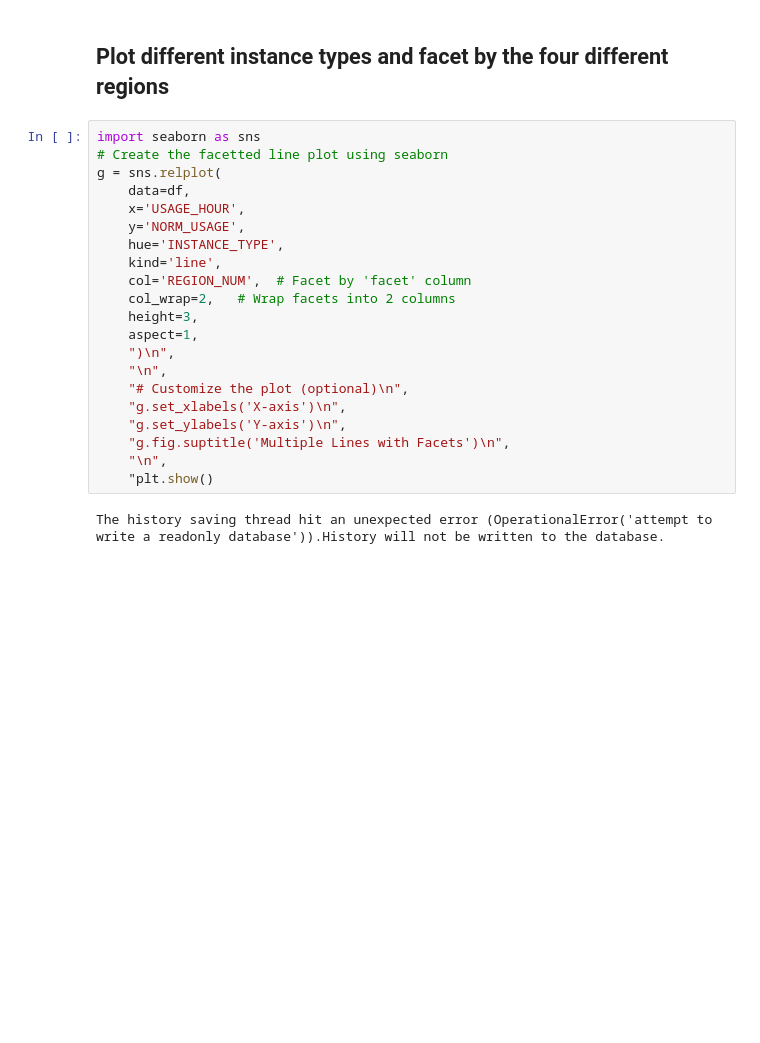
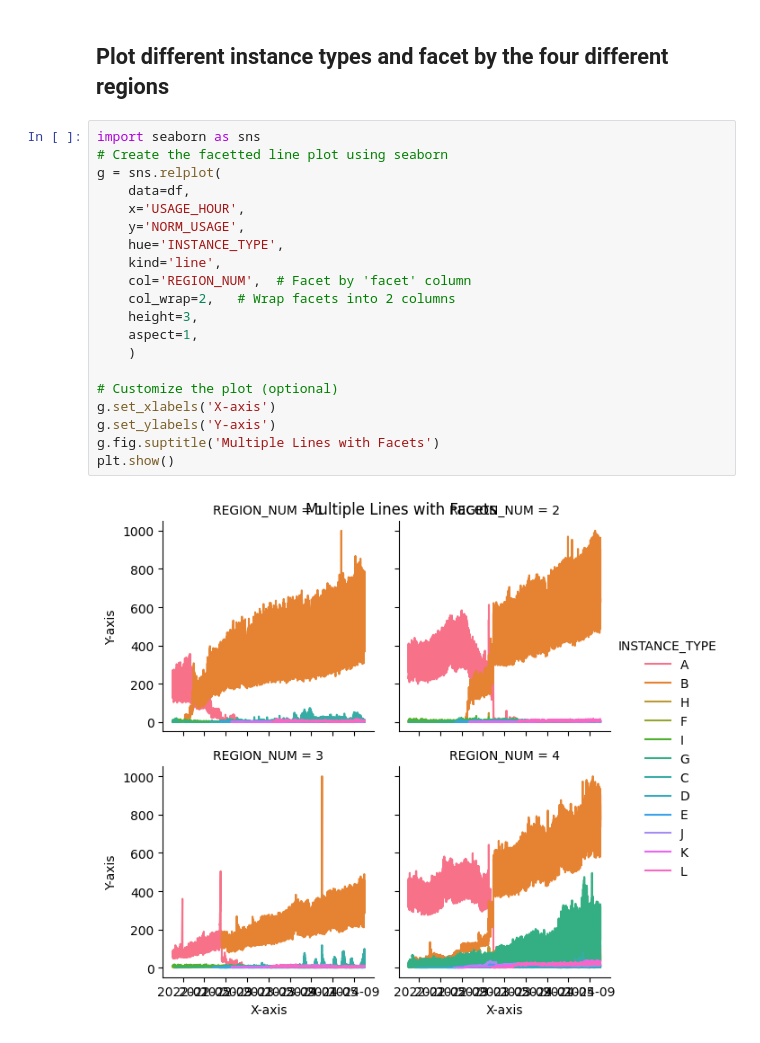
Before and after one commit to Snowflake-Labs/shavedice-dataset, a Jupyter notebook: IntroAnalysis-py.ipynb, the cells around one changed output. Cells and saved outputs as stored; diff of their text form; blank space fills up the shorter version.

```diff
--- a/IntroAnalysis-py.ipynb
+++ b/IntroAnalysis-py.ipynb
@@ -31,23 +31,22 @@ df.set_index('USAGE_HOUR').plot()
 # %%
 import seaborn as sns
 # Create the facetted line plot using seaborn
 g = sns.relplot(
     data=df,
     x='USAGE_HOUR',
     y='NORM_USAGE',
     hue='INSTANCE_TYPE',
     kind='line',
     col='REGION_NUM',  # Facet by 'facet' column
     col_wrap=2,   # Wrap facets into 2 columns
     height=3,
     aspect=1,
-    ")\n",
-    "\n",
-    "# Customize the plot (optional)\n",
-    "g.set_xlabels('X-axis')\n",
-    "g.set_ylabels('Y-axis')\n",
-    "g.fig.suptitle('Multiple Lines with Facets')\n",
-    "\n",
-    "plt.show()
+    )
+
+# Customize the plot (optional)
+g.set_xlabels('X-axis')
+g.set_ylabels('Y-axis')
+g.fig.suptitle('Multiple Lines with Facets')
+plt.show()
 # %% [output]
-The history saving thread hit an unexpected error (OperationalError('attempt to write a readonly database')).History will not be written to the database.
+[figure, added]
```
Also changed, not shown: 2 other files.
